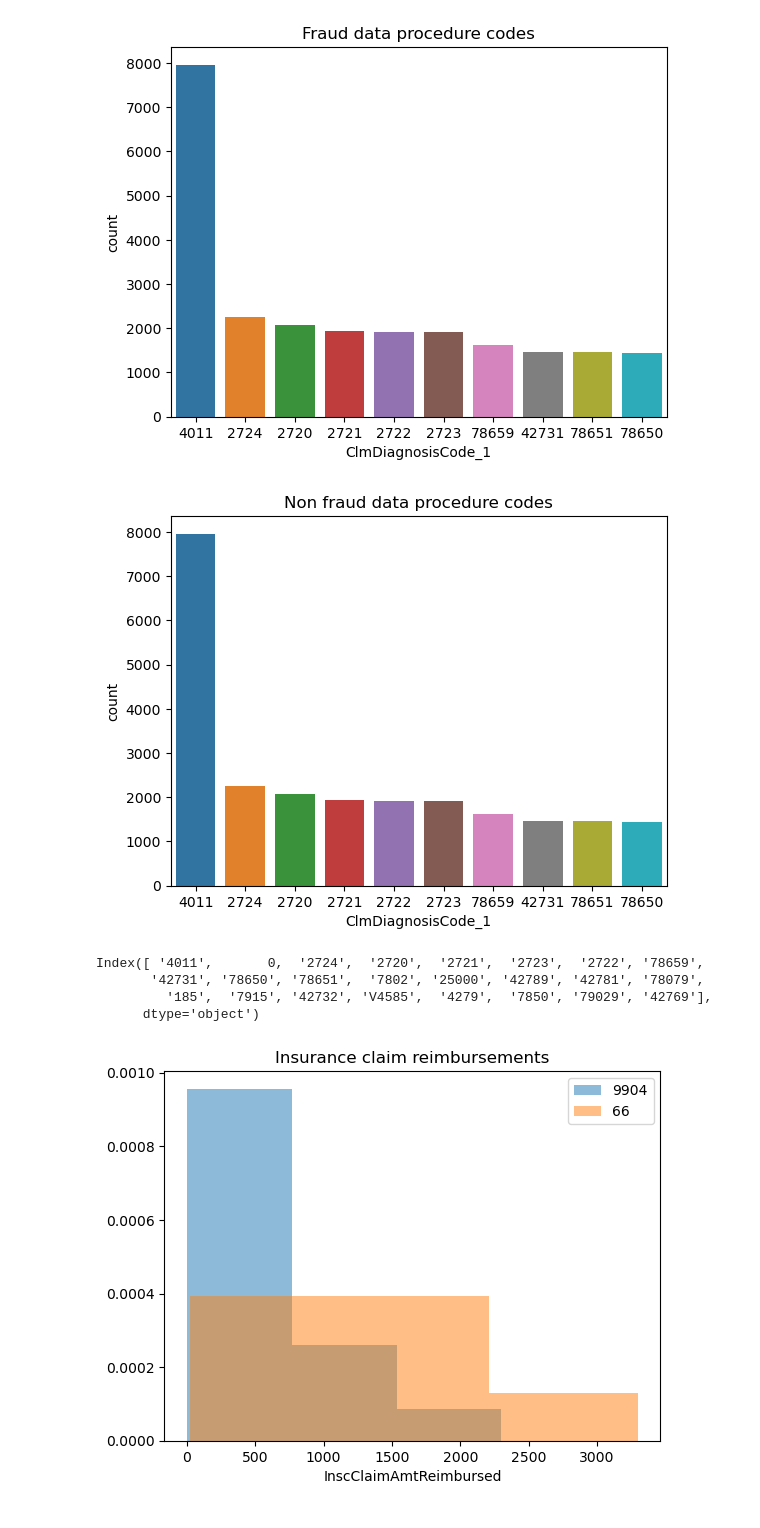
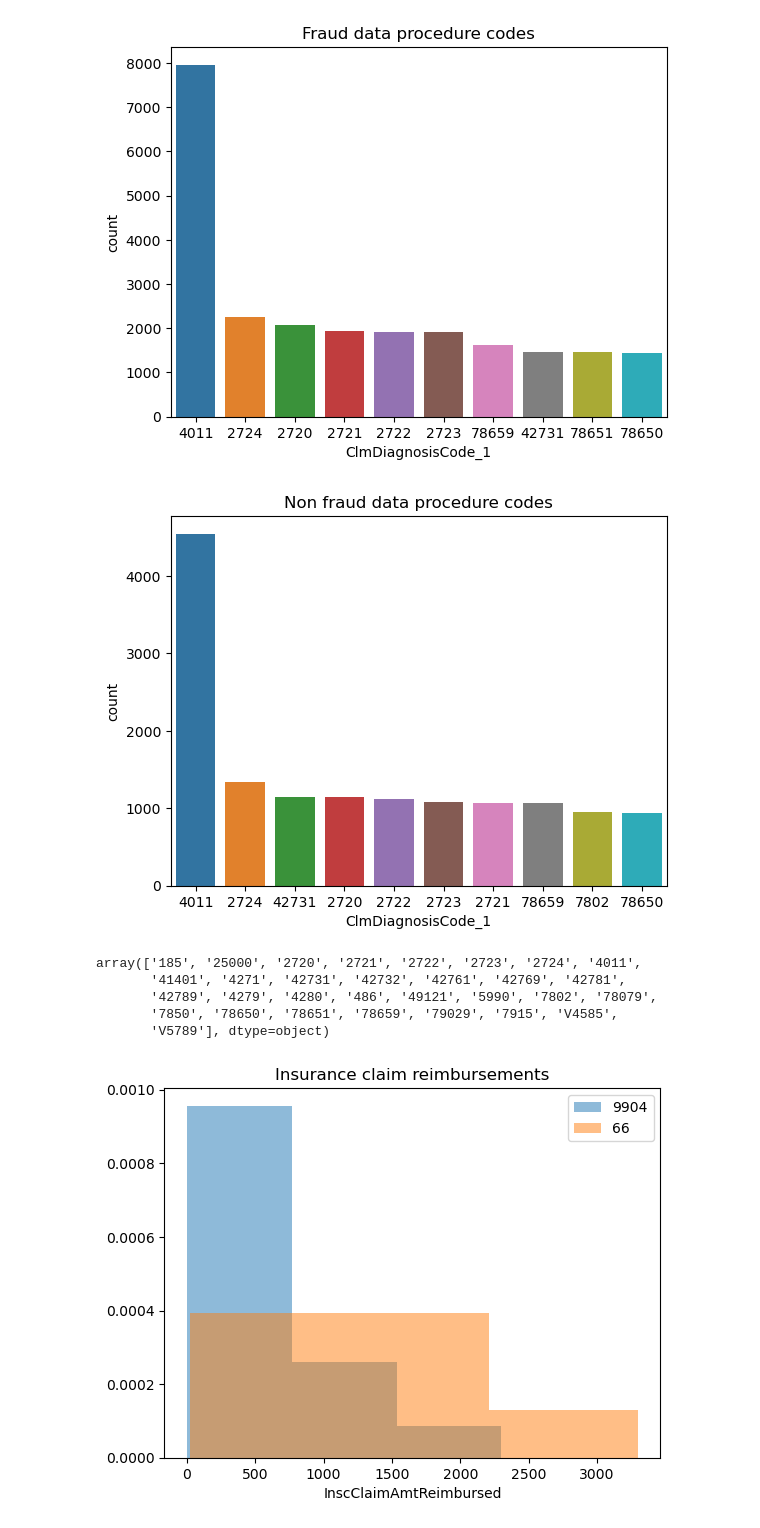
Before and after one commit to ingridchien/medical-provider-fraud-detection, a Jupyter notebook: Analysis.ipynb, the cells around one changed output. Cells and saved outputs as stored; diff of their text form; code cells hidden in the pictures.

```diff
--- a/Analysis.ipynb
+++ b/Analysis.ipynb
@@ -211,22 +210,23 @@ if save_figs:
 [figure]
 # %%
 # plot counts of top appearing diagnoses codes for non fraud data
-sns.countplot(x='ClmDiagnosisCode_1', data=df_nofraud, order=df_nofraud['ClmDiagnosisCode_1'].value_counts().sort_values(ascending=False).index[1:11]);
+sns.countplot(x='ClmDiagnosisCode_1', data=df_fraud, order=df_fraud['ClmDiagnosisCode_1'].value_counts().sort_values(ascending=False).index[1:11]);
 plt.title('Non fraud data procedure codes');
 
 if save_figs:
     plt.savefig('figures/nonfraud_diagnosis_codes');
 # %% [output]
-[figure, old version]
+[figure, new version]
 # %%
 # extract important diagnoses codes, which are the unique codes found in the graphs above plus up to the 25th most common code
-important_diag_codes = df_nofraud['ClmDiagnosisCode_1'].value_counts().index[1:25]
+important_diag_codes = np.unique(np.append(df_nofraud['ClmDiagnosisCode_1'].value_counts().index[1:25], df_fraud['ClmDiagnosisCode_1'].value_counts().index[1:25]))
 important_diag_codes
 # %% [output]
-Index([ '4011',       0,  '2724',  '2720',  '2721',  '2723',  '2722', '78659',
-       '42731', '78650', '78651',  '7802', '25000', '42789', '42781', '78079',
-         '185',  '7915', '42732', 'V4585',  '4279',  '7850', '79029', '42769'],
-      dtype='object')
+array(['185', '25000', '2720', '2721', '2722', '2723', '2724', '4011',
+       '41401', '4271', '42731', '42732', '42761', '42769', '42781',
+       '42789', '4279', '4280', '486', '49121', '5990', '7802', '78079',
+       '7850', '78650', '78651', '78659', '79029', '7915', 'V4585',
+       'V5789'], dtype=object)
 # %%
 # examine insurance data for 9904 and 66 for outpatients
 plt.hist(df_out[df_out['ClmProcedureCode_1']==9904]['InscClaimAmtReimbursed'], bins = 3, alpha=0.5, label='9904', density=True)
```
Also changed, not shown: parts of 27 cells of this notebook.
